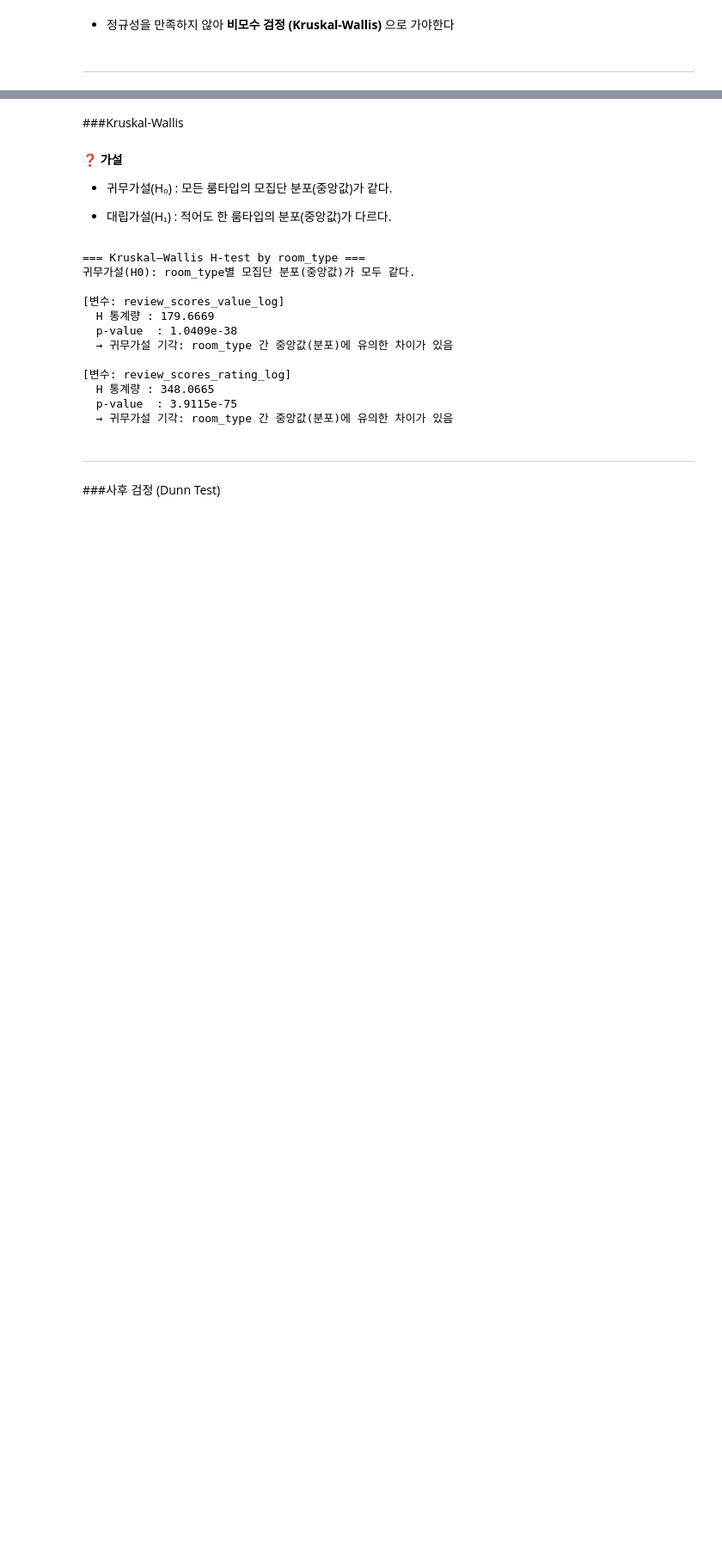
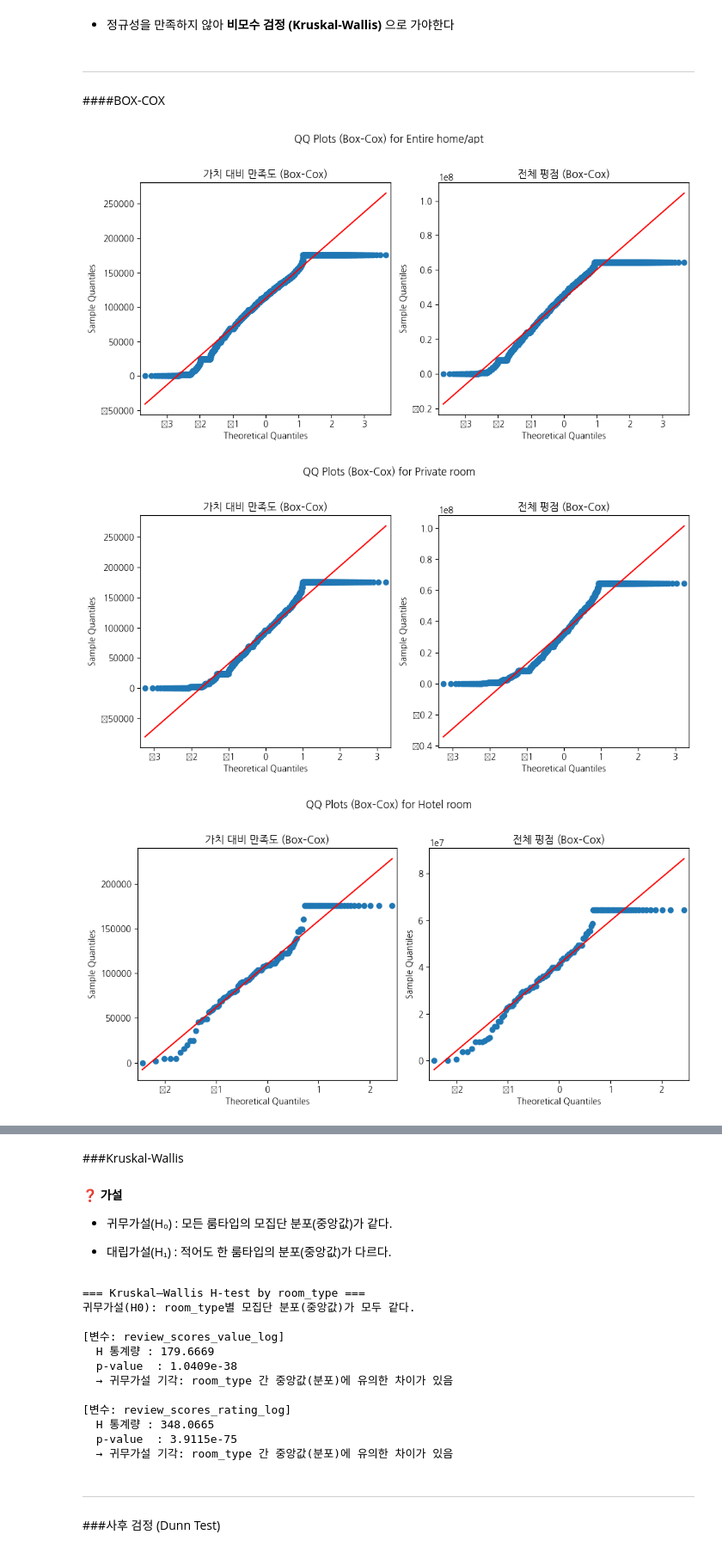
Before and after one commit to DogwonLee/Final-Team2, a Jupyter notebook: 파이널프로젝트_이도권.ipynb, the cells around one changed output, grey strips where cells are left out. Shown at 86% size. Drawn from its saved outputs; the diff is of its cells as text; code cells hidden in the pictures; blank space fills up the shorter version.

```diff
--- a/파이널프로젝트_이도권.ipynb
+++ b/파이널프로젝트_이도권.ipynb
@@ -372,5 +372,5 @@ data[['review_scores_value_imputed','review_scores_rating_imputed']]
 **로그 스케일**
 # %%
 # 로그 변환 컬럼 만들기
-data['review_scores_value_log'] = np.log(data['review_scores_value_imputed'])
-data['review_scores_rating_log'] = np.log1p(data['review_scores_rating_imputed'])
+data['review_scores_value_log'] = np.log5(data['review_scores_value_imputed'])
+data['review_scores_rating_log'] = np.log5(data['review_scores_rating_imputed'])
@@ -511,3 +556,37 @@ p > 0.05이면 정규성 가정 충족
 
 
 ---
+# %% [markdown]
+####BOX-COX
+# %%
+#QQ-PlOT
+import matplotlib.pyplot as plt
+import statsmodels.api as sm
+
+room_types = data['room_type'].unique()
+cols = ['review_scores_value_boxcox', 'review_scores_rating_boxcox']
+
+for room in room_types:
+    fig, axes = plt.subplots(1, 2, figsize=(10, 5))
+    fig.suptitle(f'QQ Plots (Box–Cox) for {room}', y=1.02)
+
+    # 가치 대비 만족도
+    sm.qqplot(
+        data.loc[data['room_type'] == room, cols[0]].dropna(),
+        line='s', ax=axes[0]
+    )
+    axes[0].set_title('가치 대비 만족도 (Box–Cox)')
+
+    # 전체 평점
+    sm.qqplot(
+        data.loc[data['room_type'] == room, cols[1]].dropna(),
+        line='s', ax=axes[1]
+    )
+    axes[1].set_title('전체 평점 (Box–Cox)')
+
+    plt.tight_layout()
+    plt.show()
+# %% [output]
+[figure, added]
+[figure, added]
+[figure, added]
```
Also changed, not shown: parts of 35 cells of this notebook.
